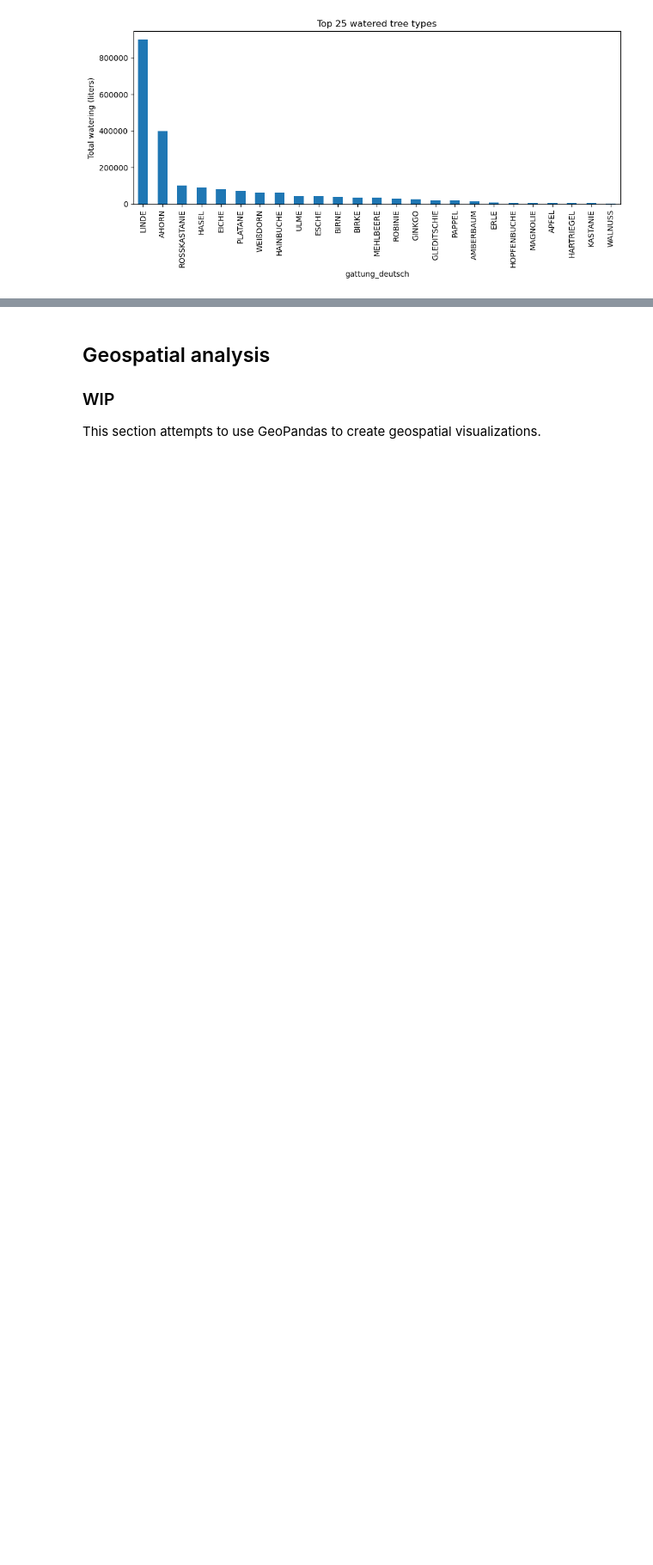
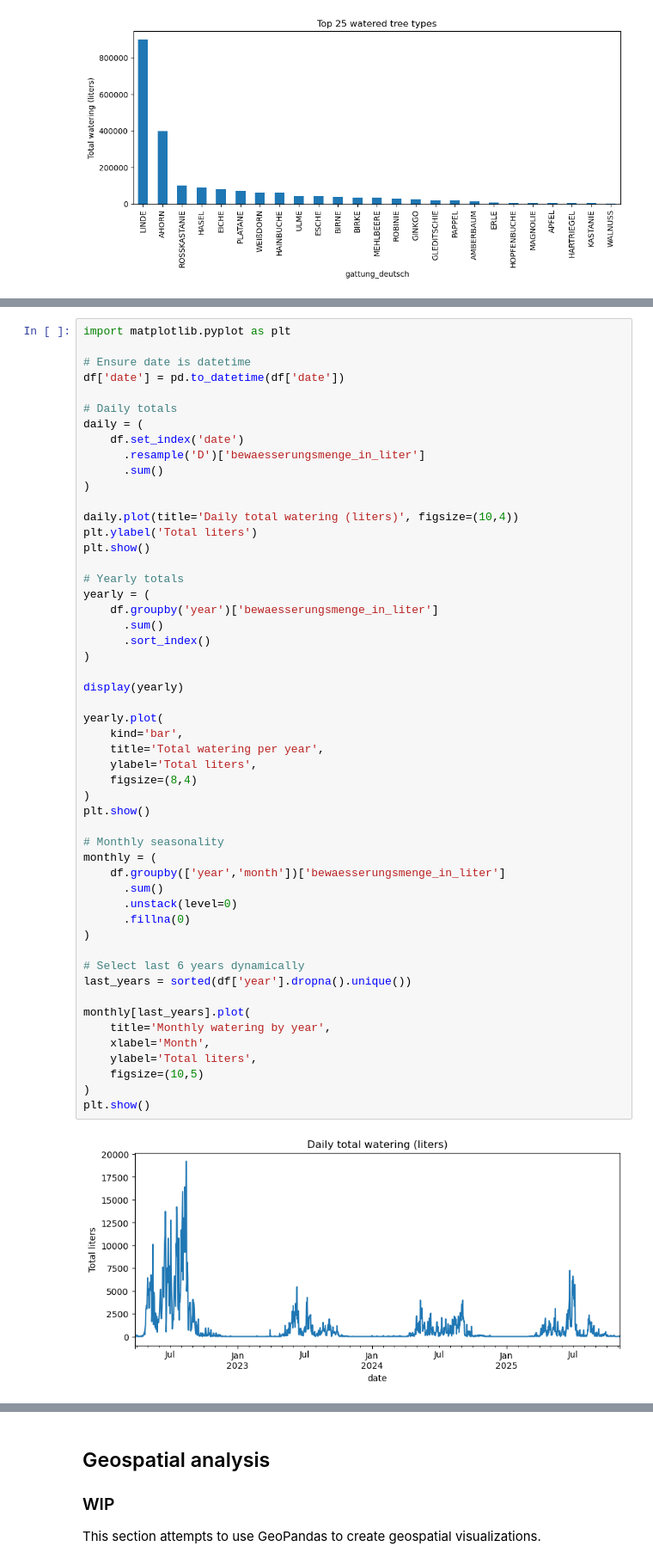
Before and after one commit to ninaimmenroth/urban-tech-berlin-trees, a Jupyter notebook: bewaesserungs_eda.ipynb, the cells around one changed output, grey strips where cells are left out. Shown at 86% size. Saved outputs shown, nothing was run; the diff lists cells and outputs as text; blank space fills up the shorter version.

```diff
--- a/bewaesserungs_eda.ipynb
+++ b/bewaesserungs_eda.ipynb
@@ -249,0 +226,54 @@ No timestamp column to compute time series
+# %%
+import matplotlib.pyplot as plt
+
+# Ensure date is datetime
+df['date'] = pd.to_datetime(df['date'])
+
+# Daily totals
+daily = (
+    df.set_index('date')
+      .resample('D')['bewaesserungsmenge_in_liter']
+      .sum()
+)
+
+daily.plot(title='Daily total watering (liters)', figsize=(10,4))
+plt.ylabel('Total liters')
+plt.show()
+
+# Yearly totals
+yearly = (
+    df.groupby('year')['bewaesserungsmenge_in_liter']
+      .sum()
+      .sort_index()
+)
+
+display(yearly)
+
+yearly.plot(
+    kind='bar',
+    title='Total watering per year',
+    ylabel='Total liters',
+    figsize=(8,4)
+)
+plt.show()
+
+# Monthly seasonality
+monthly = (
+    df.groupby(['year','month'])['bewaesserungsmenge_in_liter']
+      .sum()
+      .unstack(level=0)
+      .fillna(0)
+)
+
+# Select last 6 years dynamically
+last_years = sorted(df['year'].dropna().unique())
+
+monthly[last_years].plot(
+    title='Monthly watering by year',
+    xlabel='Month',
+    ylabel='Total liters',
+    figsize=(10,5)
+)
+plt.show()
+# %% [output]
+[figure, added]
```
Also changed, not shown: parts of 5 cells of this notebook.
